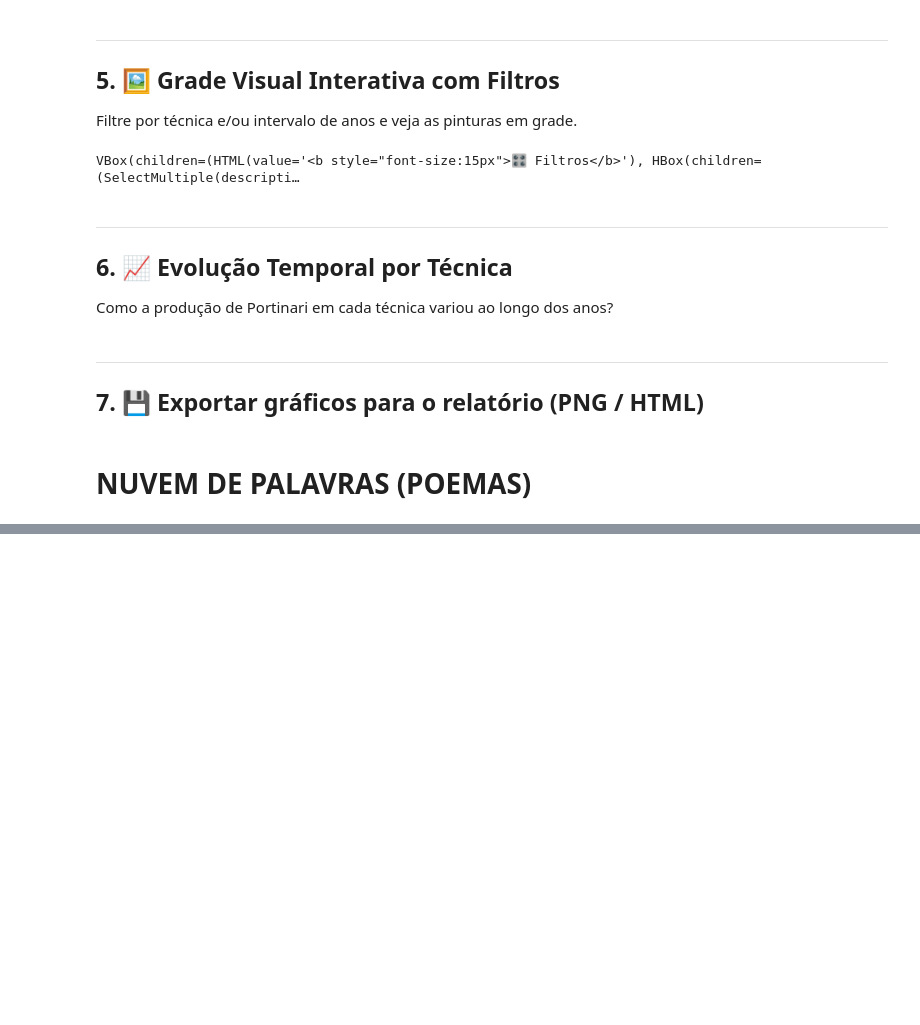
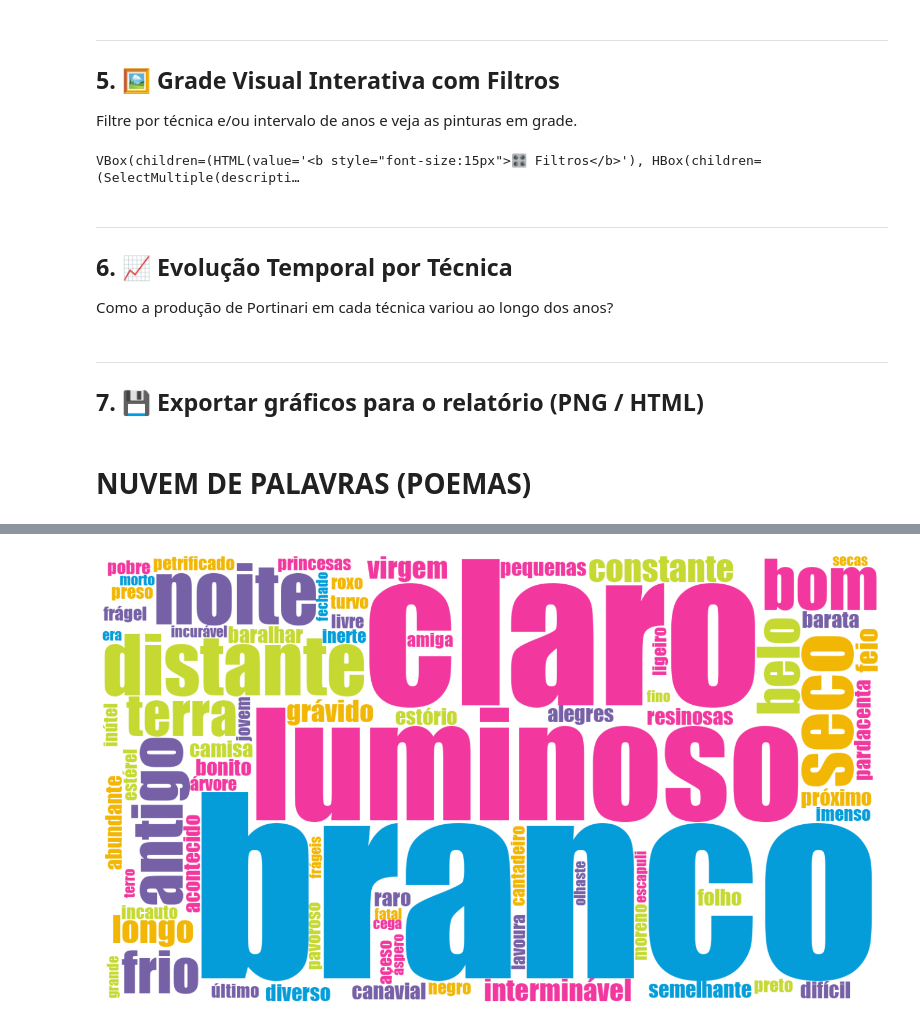
Before and after one commit to Mateus-Band/Projeto-Portinari, a Jupyter notebook: Views/visualizacoes_portinari.ipynb, the cells around one changed output, grey strips where cells are left out. Saved outputs shown, nothing was run; the diff lists cells and outputs as text; code cells hidden in the pictures; blank space fills up the shorter version.

```diff
--- a/Views/visualizacoes_portinari.ipynb
+++ b/Views/visualizacoes_portinari.ipynb
@@ -489,0 +673,65 @@ Imagem salva em wordcloud_poemas.png
+# %%
+import pandas as pd
+import spacy
+from collections import Counter
+from wordcloud import WordCloud
+import matplotlib.pyplot as plt
+import numpy as np
+
+# 1. Carregar modelo e dados
+# Certifique-se de que já instalou: !python -m spacy download pt_core_news_sm
+nlp = spacy.load("pt_core_news_sm")
+df = pd.read_csv("../Data/poemas.csv")
+df["estrofes_limpas"] = df["estrofes"].astype(str).str.replace("/", "", regex=False)
+
+# 2. Configurar o contador para palavras específicas
+filtered_word_counter = Counter()
+
+# Processar as estrofes
+for doc in nlp.pipe(df["estrofes_limpas"], batch_size=50):
+    for token in doc:
+        # Filtro Inteligente:
+        # - É Adjetivo (ADJ)?
+        # - E é gênero Feminino?
+        # - E é Número Plural?
+        # - E NÃO é stopword?
+        if (token.pos_ == "ADJ" and
+            token.morph.get("Gender") == ["Fem"] and
+            token.morph.get("Number") == ["Plur"] and
+            not token.is_stop and token.is_alpha):
+
+            # Contar o Lema (palavra no dicionário) para agrupar (ex: "belas" -> "belo")
+            # Se preferir a palavra exata, use: token.text.lower()
+            filtered_word_counter[token.lemma_.lower()] += 1
+
+# Ver as 20 mais comuns (ex: belas, tristes, azuis, etc.)
+print(f"Top 20 adjetivos femininos no plural:\n")
+for word, freq in filtered_word_counter.most_common(20):
+    print(f"{word}: {freq}")
+
+# 3. Configurações visuais (suas cores originais)
+cores_imagem = ['#F2389E', '#7660A6', '#049DD9', '#C5D932', '#F2B705']
+def cor_customizada(word, font_size, position, orientation, random_state=None, **kwargs):
+    return np.random.choice(cores_imagem)
+
+caminho_fonte = "impact.ttf"
+
+# 4. Geração e Plotagem
+wc_filtered = WordCloud(
+    width=1400,
+    height=800,
+    background_color="white",
+    max_words=100,
+    collocations=False,
+    font_path=caminho_fonte,
+    random_state=42
+).generate_from_frequencies(filtered_word_counter) # Usa o contador filtrado
+
+fig, ax = plt.subplots(figsize=(14, 8))
+# Aplica suas cores
+ax.imshow(wc_filtered.recolor(color_func=cor_customizada), interpolation="bilinear")
+ax.axis("off")
+plt.tight_layout()
+plt.savefig("cloud_adjetivos_femininos_plural.png", dpi=150)
+plt.show()
+# %% [output]
@@ -489,0 +755 @@ Imagem salva em wordcloud_poemas.png
+[figure, added]
```
Also changed, not shown: parts of 5 cells of this notebook, 5 other files.
